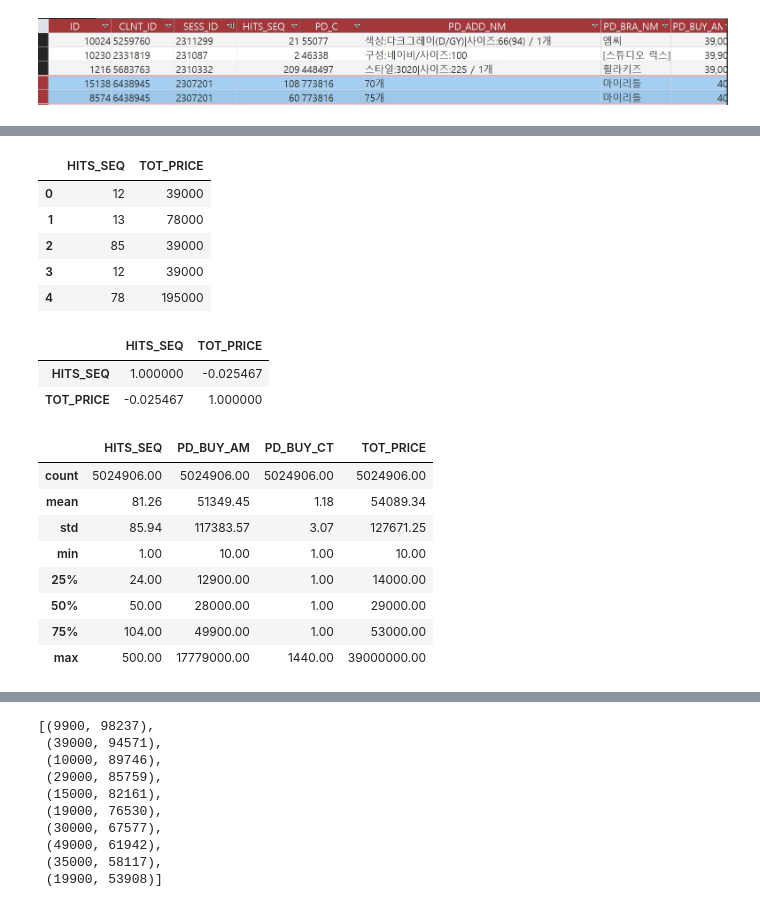
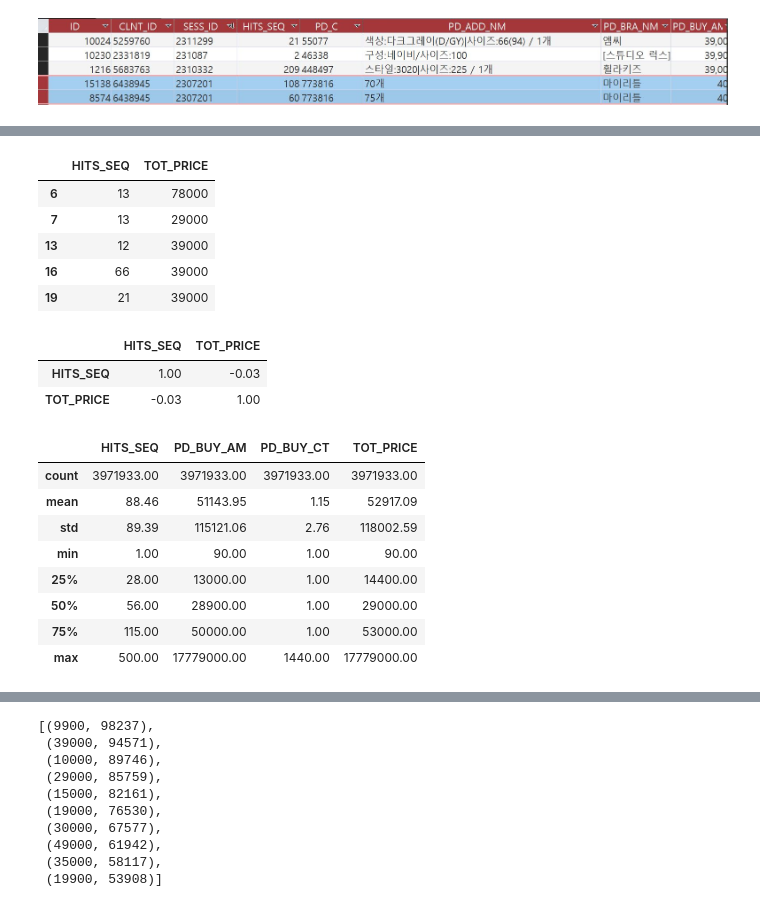
Before and after one commit to chldnjstjr/Lpoint, a Jupyter notebook: 1st_EDA.ipynb, the cells around one changed output, grey strips where cells are left out. Saved outputs shown, nothing was run; the diff lists cells and outputs as text; code cells hidden in the pictures.

```diff
--- a/1st_EDA.ipynb
+++ b/1st_EDA.ipynb
@@ -89,0 +127,5 @@ prd.head()
+# %%
+#Session 결측치 제거, axis=1로하면 열이 제거됨
+session = session.dropna(axis=0)
+session.isna().sum() #결측치 없는 것으로 나옴
+session.shape
@@ -89,0 +148,3 @@ prd.head()
+# %%
+prdmas = pd.merge(prdmastercustom, session, how='inner', on=['CLNT_ID', 'SESS_ID'])
+prdmas.head()
@@ -89,0 +181,5 @@ prd.head()
+# %%
+#prdmas 결측치 제거
+prdmas = prdmas.dropna(axis=0)
+prdmas.isna().sum() #결측치 없는 것으로 나옴
+prdmas.shape
@@ -90,33 +302,31 @@ prd.head()
 # %%
-hit_price_cor = prd[['HITS_SEQ', 'TOT_PRICE']] #또는 prd.loc[;,['HITS_SEQ', 'TOT_PRICE']]
+hit_price_cor = prdmas[['HITS_SEQ', 'TOT_PRICE']] #또는 prd.loc[;,['HITS_SEQ', 'TOT_PRICE']]
 hit_price_cor.head()
+hit_price_cor.corr(method='pearson') #왓더 -0.03
 # %% [output]
 |  | HITS_SEQ | TOT_PRICE |
-| 0 | 12 | 39000 |
-| 1 | 13 | 78000 |
-| 2 | 85 | 39000 |
-| 3 | 12 | 39000 |
-| 4 | 78 | 195000 |
+| 6 | 13 | 78000 |
+| 7 | 13 | 29000 |
+| 13 | 12 | 39000 |
+| 16 | 66 | 39000 |
+| 19 | 21 | 39000 |
+|  | HITS_SEQ | TOT_PRICE |
+| HITS_SEQ | 1.00 | -0.03 |
+| TOT_PRICE | -0.03 | 1.00 |
-# %%
-hit_price_cor.corr(method='pearson') #왓더 -0.025
-# %% [output]
-|  | HITS_SEQ | TOT_PRICE |
-| HITS_SEQ | 1.000000 | -0.025467 |
-| TOT_PRICE | -0.025467 | 1.000000 |
 # %%
-des = prd[['HITS_SEQ','PD_BUY_AM','PD_BUY_CT','TOT_PRICE']].describe()
+des = prdmas[['HITS_SEQ','PD_BUY_AM','PD_BUY_CT','TOT_PRICE']].describe()
 pd.options.display.float_format = '{:.2f}'.format #소수점 두번째까지 표시
 des
 # %% [output]
 |  | HITS_SEQ | PD_BUY_AM | PD_BUY_CT | TOT_PRICE |
-| count | 5024906.00 | 5024906.00 | 5024906.00 | 5024906.00 |
-| mean | 81.26 | 51349.45 | 1.18 | 54089.34 |
-| std | 85.94 | 117383.57 | 3.07 | 127671.25 |
-| min | 1.00 | 10.00 | 1.00 | 10.00 |
-| 25% | 24.00 | 12900.00 | 1.00 | 14000.00 |
-| 50% | 50.00 | 28000.00 | 1.00 | 29000.00 |
-| 75% | 104.00 | 49900.00 | 1.00 | 53000.00 |
-| max | 500.00 | 17779000.00 | 1440.00 | 39000000.00 |
+| count | 3971933.00 | 3971933.00 | 3971933.00 | 3971933.00 |
+| mean | 88.46 | 51143.95 | 1.15 | 52917.09 |
+| std | 89.39 | 115121.06 | 2.76 | 118002.59 |
+| min | 1.00 | 90.00 | 1.00 | 90.00 |
+| 25% | 28.00 | 13000.00 | 1.00 | 14400.00 |
+| 50% | 56.00 | 28900.00 | 1.00 | 29000.00 |
+| 75% | 115.00 | 50000.00 | 1.00 | 53000.00 |
+| max | 500.00 | 17779000.00 | 1440.00 | 17779000.00 |
 # %%
 prd[prd['PD_BUY_AM']==17779000] # 1777만 9천원짜리 시계 FLEX
 prd[prd['PD_BUY_CT']==1440] #prd['PD_BUY_CT'].idxmax() 몇 번째 행이 최대인지만 나옴.
```
Also changed, not shown: parts of 29 cells of this notebook.
